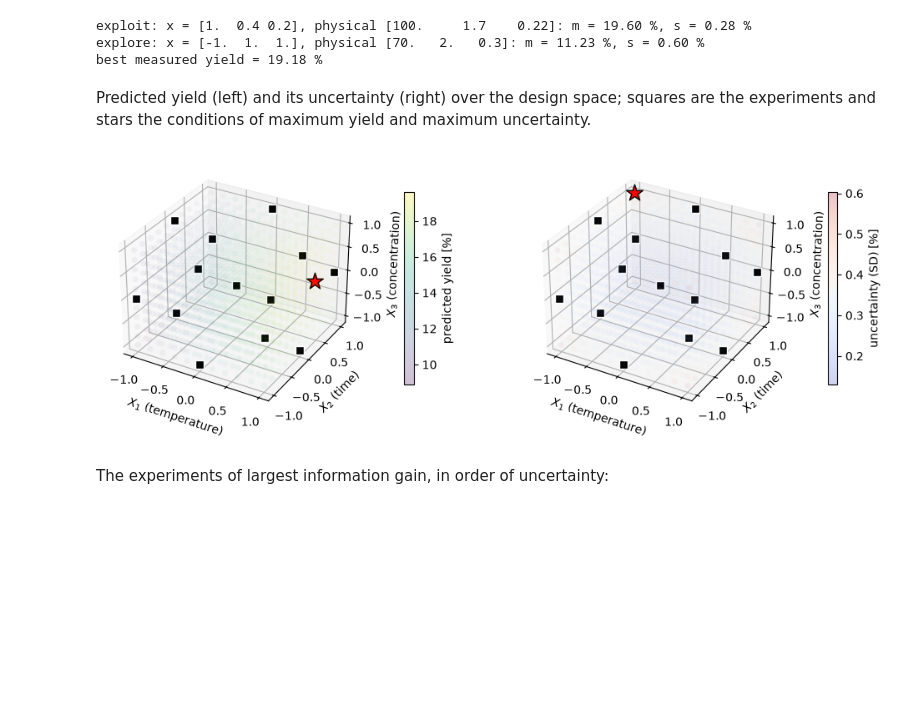
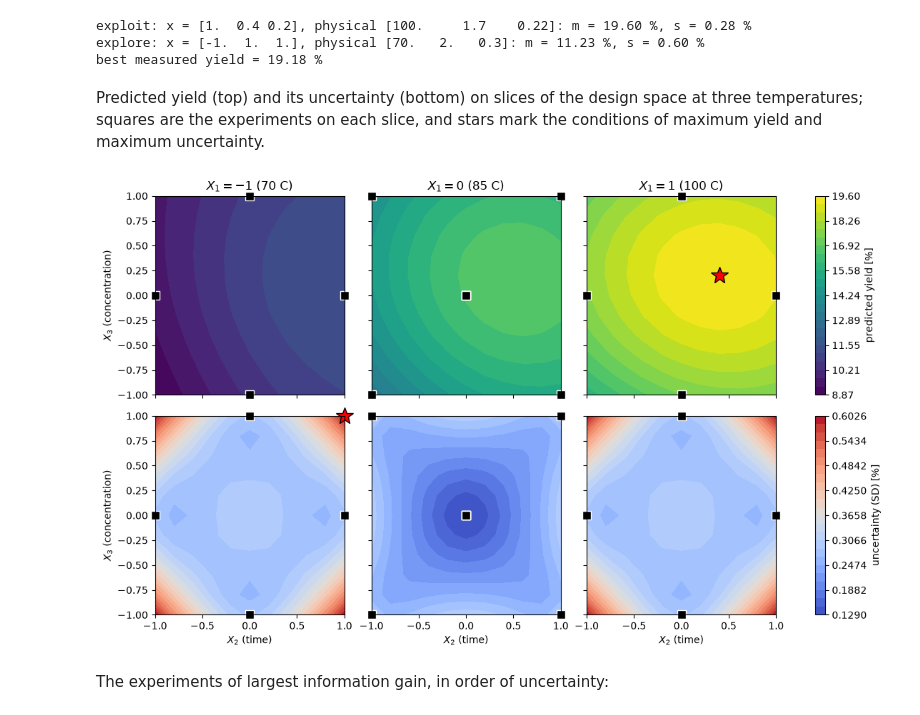
Before and after one commit to vzavala/DoE, a Jupyter notebook: Python/GaussianProcessDesign.ipynb, the cells around one changed output. Cells and saved outputs as stored; diff of their text form; code cells hidden in the pictures; blank space fills up the shorter version.

Commit message:
Gaussian process design figure as slices; hdots
Co-Authored-By: Claude Opus 5.5 <noreply@anthropic.com>

```diff
--- a/Python/GaussianProcessDesign.ipynb
+++ b/Python/GaussianProcessDesign.ipynb
@@ -76,21 +76,28 @@ exploit: x = [1.  0.4 0.2], physical [100.     1.7    0.22]: m = 19.60 %, s = 0.
 explore: x = [-1.  1.  1.], physical [70.   2.   0.3]: m = 11.23 %, s = 0.60 %
 best measured yield = 19.18 %
 # %% [markdown]
-Predicted yield (left) and its uncertainty (right) over the design space; squares are the
-experiments and stars the conditions of maximum yield and maximum uncertainty.
+Predicted yield (top) and its uncertainty (bottom) on slices of the design space at three
+temperatures; squares are the experiments on each slice, and stars mark the conditions of maximum
+yield and maximum uncertainty.
-# %%
-fig = plt.figure(figsize=(12, 5))
-for k, (v, star, cmap, lab) in enumerate([(m, x_exploit, "viridis", "predicted yield [%]"),
-                                          (s, x_explore, "coolwarm", "uncertainty (SD) [%]")]):
-    ax = fig.add_subplot(1, 2, k + 1, projection="3d")
-    p = ax.scatter(*grid.T, c=v, cmap=cmap, alpha=0.25, s=25, edgecolors="none")
-    ax.scatter(*x.T, color="black", marker="s", edgecolor="white", s=60, depthshade=False)
-    ax.scatter(*star, color="red", marker="*", edgecolor="black", s=220, depthshade=False)
-    ax.set_xlabel("$X_1$ (temperature)"); ax.set_ylabel("$X_2$ (time)"); ax.set_zlabel("$X_3$ (concentration)")
-    fig.colorbar(p, ax=ax, label=lab, shrink=0.6, pad=0.12)
-plt.show()
-# %% [output]
-[figure, removed]
+# %%
+fig, axs = plt.subplots(2, 3, figsize=(11, 6.6), sharex=True, sharey=True, constrained_layout=True)
+for r, (v, star, cmap, lab) in enumerate([(m, x_exploit, "viridis", "predicted yield [%]"),
+                                          (s, x_explore, "coolwarm", "uncertainty (SD) [%]")]):
+    levels = np.linspace(v.min(), v.max(), 25)
+    for k, T in enumerate([-1, 0, 1]):
+        V = v[grid[:, 0] == T].reshape(11, 11)             # rows: time, columns: concentration
+        im = axs[r, k].contourf(g, g, V.T, levels=levels, cmap=cmap)
+        on = x[:, 0] == T
+        axs[r, k].plot(x[on, 1], x[on, 2], "ks", mec="w", ms=8, clip_on=False)
+        if star[0] == T:
+            axs[r, k].plot(star[1], star[2], "r*", mec="k", ms=18, clip_on=False)
+        axs[0, k].set_title(f"$X_1={T}$ ({85 + 15*T} C)")
+        axs[1, k].set_xlabel("$X_2$ (time)")
+    axs[r, 0].set_ylabel("$X_3$ (concentration)")
+    fig.colorbar(im, ax=axs[r, :], label=lab)
+plt.show()
+# %% [output]
+[figure, added]
 # %% [markdown]
 The experiments of largest information gain, in order of uncertainty:
 # %%
```
